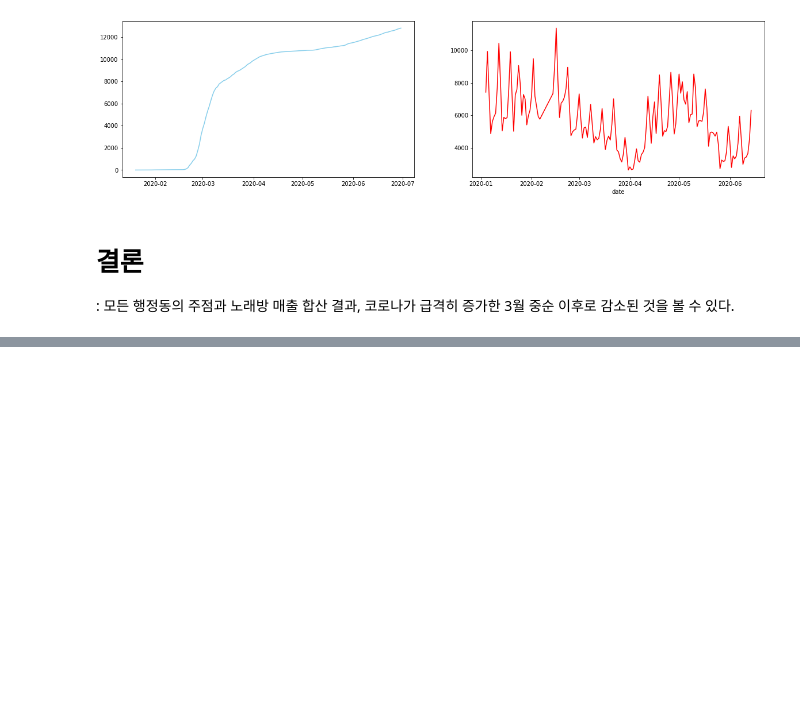
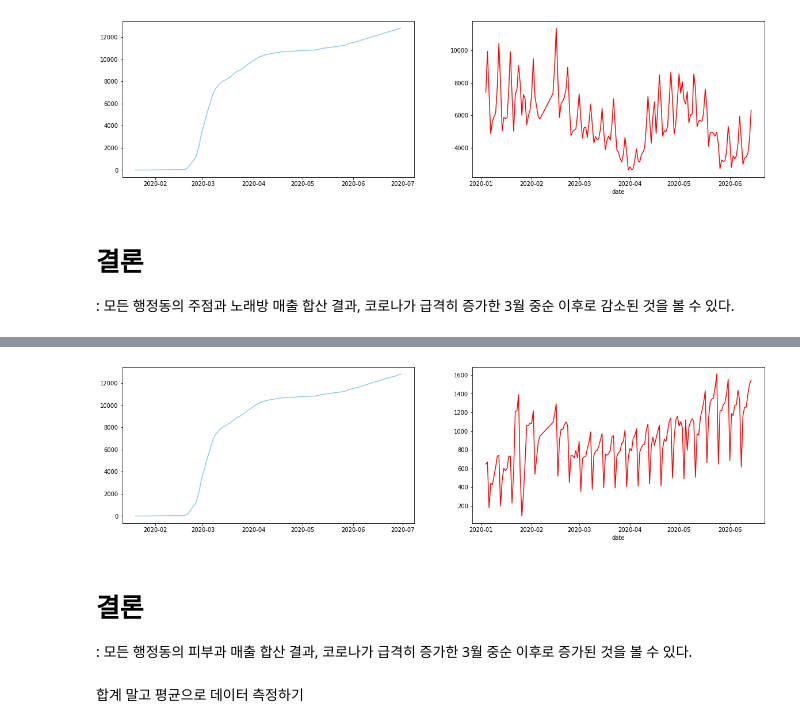
Before and after one commit to Pyeonseohee/Deeplearning, a Jupyter notebook: Datascience_Post_Covid19_1.ipynb, the cells around one changed output, grey strips where cells are left out. Drawn from its saved outputs; the diff is of its cells as text; code cells hidden in the pictures; blank space fills up the shorter version.

```diff
--- a/Datascience_Post_Covid19_1.ipynb
+++ b/Datascience_Post_Covid19_1.ipynb
@@ -305,0 +314,13 @@ plt.show()
+# %%
+fig, ax = plt.subplots(1, 2, figsize=(20, 5))
+ax[0].plot(confirm['date'], confirm['confirmed'], color = 'skyblue')
+ax[1].plot(skin_care.index, skin_care['selng_cascnt'], color = 'red')
+plt.xlabel('date')
+plt.show()
+# %% [output]
+[figure, added]
+# %% [markdown]
+# 결론
+ : 모든 행정동의 피부과 매출 합산 결과, 코로나가 급격히 증가한 3월 중순 이후로 증가된 것을 볼 수 있다.
+# %% [markdown]
+합계 말고 평균으로 데이터 측정하기
```
Also changed, not shown: parts of 17 cells of this notebook.
